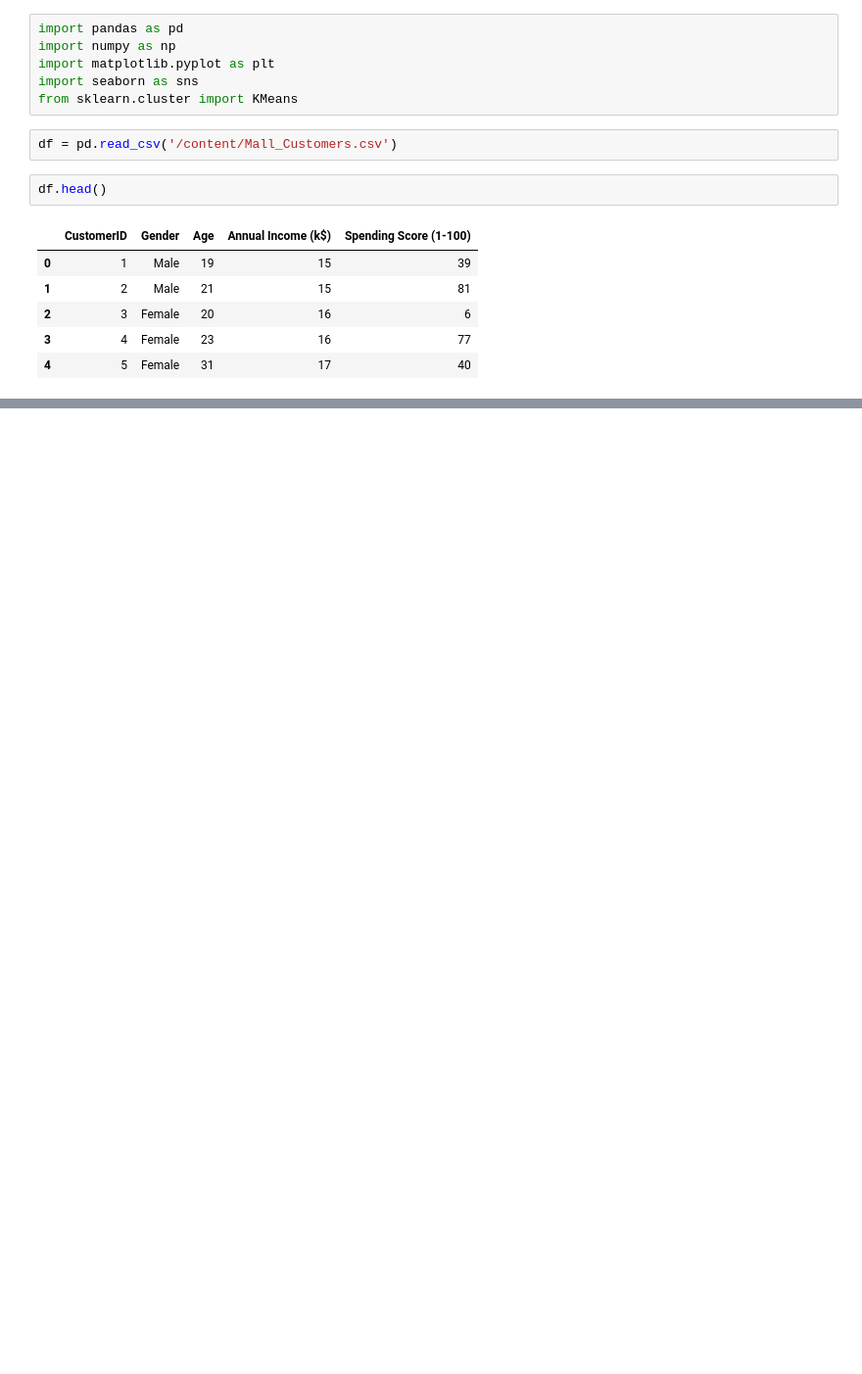
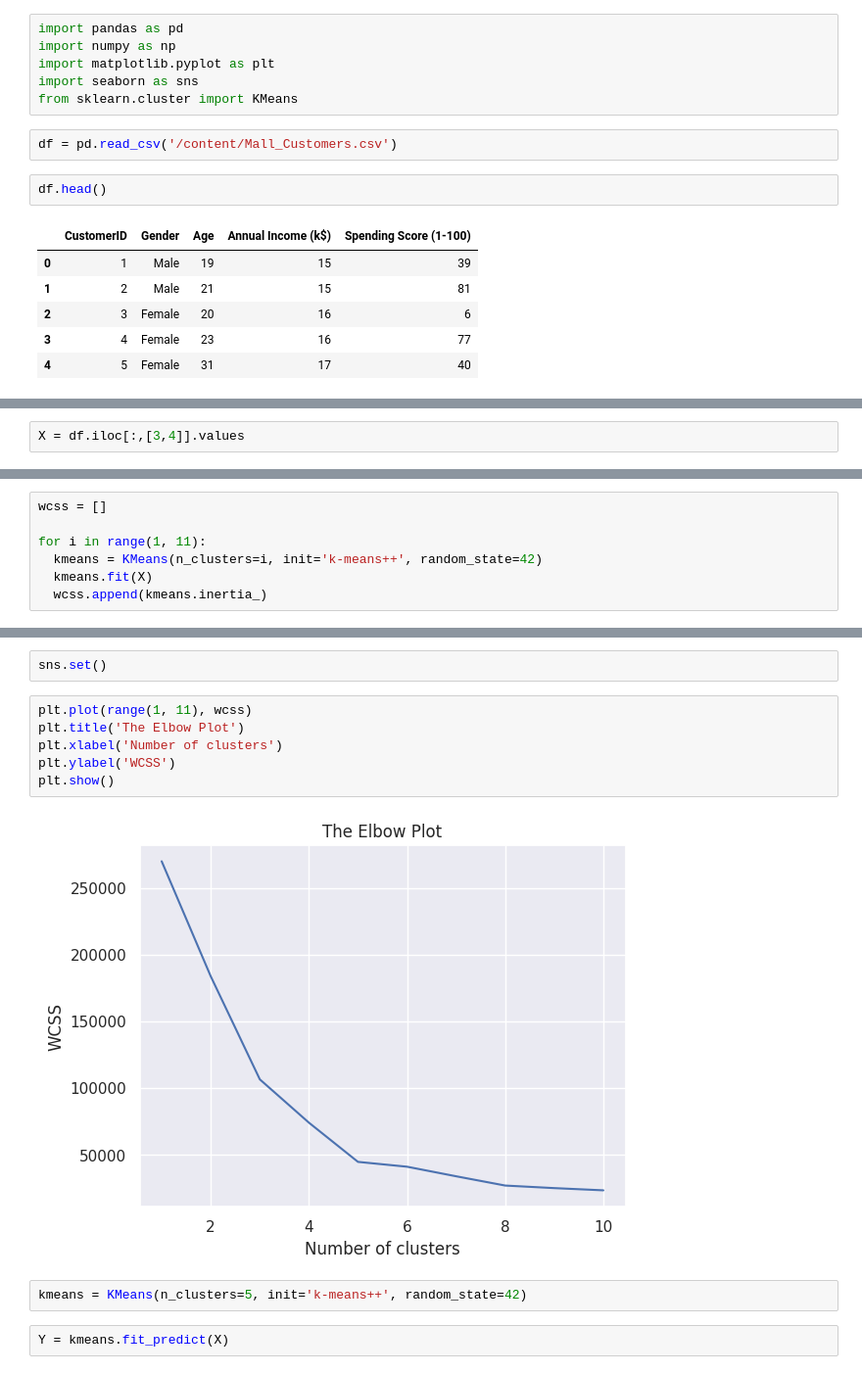
Before and after one commit to addetsi/K-Means-Customer-Segmentation, a Jupyter notebook: K_Means_Customer_Segmentation.ipynb, the cells around one changed output, grey strips where cells are left out. Shown: that part at 98% size. Cells and saved outputs as stored; diff of their text form; blank space fills up the shorter version.

```diff
--- a/K_Means_Customer_Segmentation.ipynb
+++ b/K_Means_Customer_Segmentation.ipynb
@@ -19,0 +61,2 @@ df.head()
+# %%
+X = df.iloc[:,[3,4]].values
@@ -19,0 +83,7 @@ df.head()
+# %%
+wcss = []
+
+for i in range(1, 11):
+  kmeans = KMeans(n_clusters=i, init='k-means++', random_state=42)
+  kmeans.fit(X)
+  wcss.append(kmeans.inertia_)
@@ -19,0 +103,14 @@ df.head()
+# %%
+sns.set()
+# %%
+plt.plot(range(1, 11), wcss)
+plt.title('The Elbow Plot')
+plt.xlabel('Number of clusters')
+plt.ylabel('WCSS')
+plt.show()
+# %% [output]
+[figure, added]
+# %%
+kmeans = KMeans(n_clusters=5, init='k-means++', random_state=42)
+# %%
+Y = kmeans.fit_predict(X)
```
Also changed, not shown: parts of 8 cells of this notebook.
